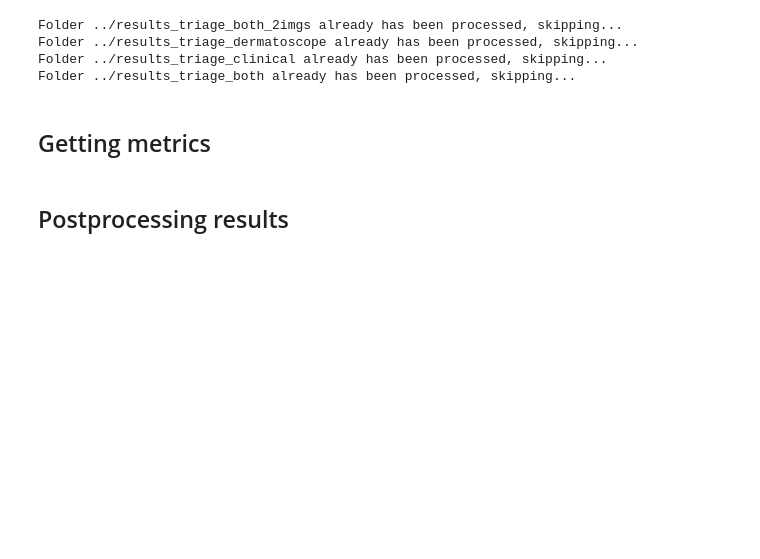
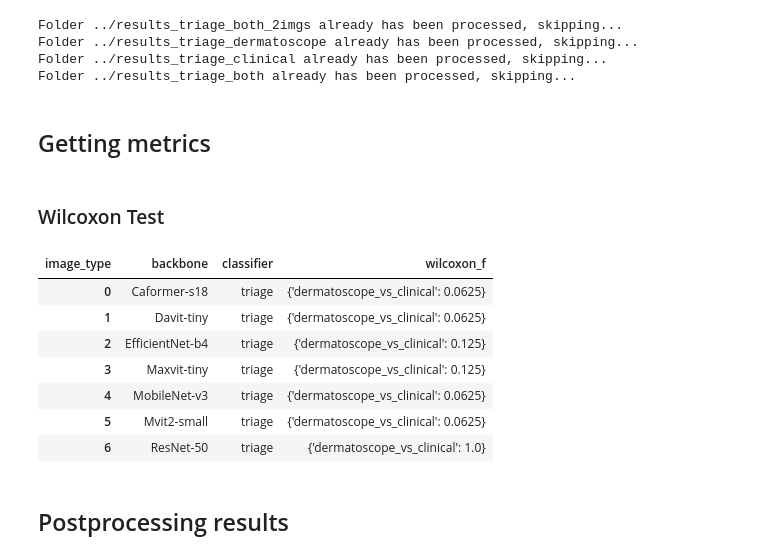
Before and after one commit to e-magesk/pipeline-IA-TCC, a Jupyter notebook: postprocess/postprocess_results.ipynb, the cells around one changed output. Drawn from its saved outputs; the diff is of its cells as text; code cells hidden in the pictures; blank space fills up the shorter version.

Commit message:
wilcoxon

```diff
--- a/postprocess/postprocess_results.ipynb
+++ b/postprocess/postprocess_results.ipynb
@@ -157,6 +166,46 @@ df_pred['backbone'] = df_pred['backbone'].map({
     'maxvit': 'Maxvit-tiny',
     'mvitv2': 'Mvit2-small'
 })
+# %% [markdown]
+### Wilcoxon Test
+# %%
+df_wilcoxon = df[df['image_type'] != 'both']
+df_wilcoxon = df_wilcoxon[df_wilcoxon['metric'] != 'f1_macro']
+df_wilcoxon = df_wilcoxon[df_wilcoxon['metric'] != 'acc']
+df_wilcoxon = df_wilcoxon[df_wilcoxon['metric'] != 'auc']
+df_wilcoxon_grouped = df_wilcoxon.sort_values(['folder', 'metric']).groupby(
+    ['backbone', 'classifier', 'image_type']
+)['metric_value'].apply(list).reset_index(name='vetorTestePareado')
+df_wilcoxon_comparacao = df_wilcoxon_grouped.set_index(
+    ['backbone', 'classifier', 'image_type']
+).unstack('image_type')['vetorTestePareado'].reset_index()
+# %%
+images_type = df_wilcoxon['image_type'].unique()
+
+def executar_teste_wilcoxon(row):
+    v1 = row[images_type[0]]
+    v2 = row[images_type[1]]
+
+    # Verifica se ambos os vetores existem e têm o mesmo tamanho
+    if isinstance(v1, list) and isinstance(v2, list) and len(v1) == len(v2):
+        return stats.statistical_test([v1, v2], images_type, pv_friedman=None, pv_wilcoxon=0.05)
+    return None
+
+# Criando a coluna de resultado
+df_wilcoxon_comparacao['wilcoxon'] = df_wilcoxon_comparacao.apply(executar_teste_wilcoxon, axis=1)
+df_wilcoxon_comparacao['wilcoxon_f'] = df_wilcoxon_comparacao['wilcoxon']
+df_wilcoxon = df_wilcoxon_comparacao[['backbone', 'classifier', 'wilcoxon_f']]
+# %%
+df_wilcoxon
+# %% [output]
+| image_type | backbone | classifier | wilcoxon_f |
+| 0 | Caformer-s18 | triage | {'dermatoscope_vs_clinical': 0.0625} |
+| 1 | Davit-tiny | triage | {'dermatoscope_vs_clinical': 0.0625} |
+| 2 | EfficientNet-b4 | triage | {'dermatoscope_vs_clinical': 0.125} |
+| 3 | Maxvit-tiny | triage | {'dermatoscope_vs_clinical': 0.125} |
+| 4 | MobileNet-v3 | triage | {'dermatoscope_vs_clinical': 0.0625} |
+| 5 | Mvit2-small | triage | {'dermatoscope_vs_clinical': 0.0625} |
+| 6 | ResNet-50 | triage | {'dermatoscope_vs_clinical': 1.0} |
 # %% [markdown]
 ## Postprocessing results
 # %% [markdown]
```
Also changed, not shown: parts of 5 cells of this notebook, 1 other file.
